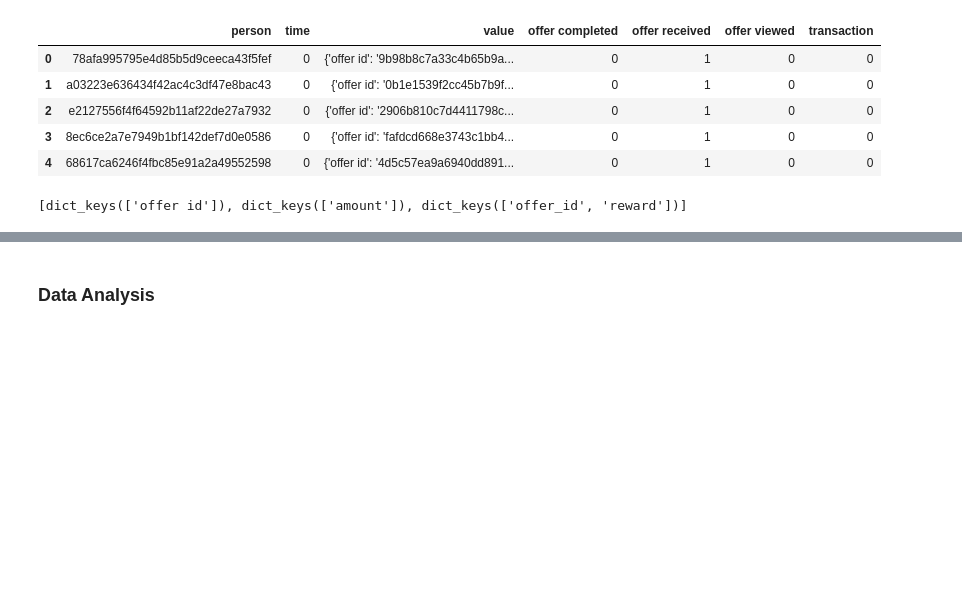
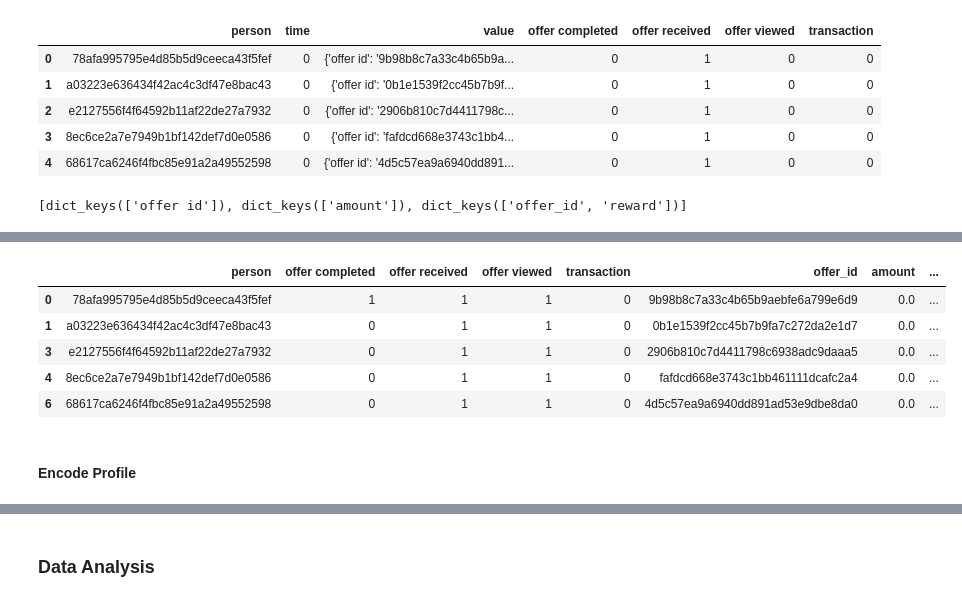
Before and after one commit to jlee0204/udacity-starbucks-captsone, a Jupyter notebook: Starbucks_Capstone_notebook.ipynb, the cells around one changed output, grey strips where cells are left out. Drawn from its saved outputs; the diff is of its cells as text; code cells hidden in the pictures; blank space fills up the shorter version.

```diff
--- a/Starbucks_Capstone_notebook.ipynb
+++ b/Starbucks_Capstone_notebook.ipynb
@@ -360,0 +444,7 @@ len(transcript_encode)
+# %%
+# If the duration to complete is N/A then it was not completed..
+# if viewed_duration is negative then this was not viewed during this transaction
+
+transcript_portfolio3['offer viewed'] = np.where(transcript_portfolio3['Viewed_Duration']< 0, 0,1)
+transcript_portfolio3['offer completed'] = np.where(transcript_portfolio3['duration_to_complete'].isnull() == True, 0,1)
+transcript_portfolio3['reward_received'] = np.where(transcript_portfolio3['offer completed'] == 1, transcript_portfolio3['reward'] ,0)
@@ -361,3 +466,16 @@ len(transcript_encode)
+# %%
+transcript_portfolio3 = transcript_portfolio3.drop(['time_y','time_x','id'], axis = 1)
+# %%
+transcript_portfolio3.head()
+# %% [output]
+|  | person | offer completed | offer received | offer viewed | transaction | offer_id | amount | ... |
+| 0 | 78afa995795e4d85b5d9ceeca43f5fef | 1 | 1 | 1 | 0 | 9b98b8c7a33c4b65b9aebfe6a799e6d9 | 0.0 | ... |
+| 1 | a03223e636434f42ac4c3df47e8bac43 | 0 | 1 | 1 | 0 | 0b1e1539f2cc45b7b9fa7c272da2e1d7 | 0.0 | ... |
+| 3 | e2127556f4f64592b11af22de27a7932 | 0 | 1 | 1 | 0 | 2906b810c7d4411798c6938adc9daaa5 | 0.0 | ... |
+| 4 | 8ec6ce2a7e7949b1bf142def7d0e0586 | 0 | 1 | 1 | 0 | fafdcd668e3743c1bb461111dcafc2a4 | 0.0 | ... |
+| 6 | 68617ca6246f4fbc85e91a2a49552598 | 0 | 1 | 1 | 0 | 4d5c57ea9a6940dd891ad53e9dbe8da0 | 0.0 | ... |
+# %% [markdown]
+#### Encode Profile
 # %%
 
 # One hot encode
```
Also changed, not shown: parts of 46 cells of this notebook, 1 other file.
